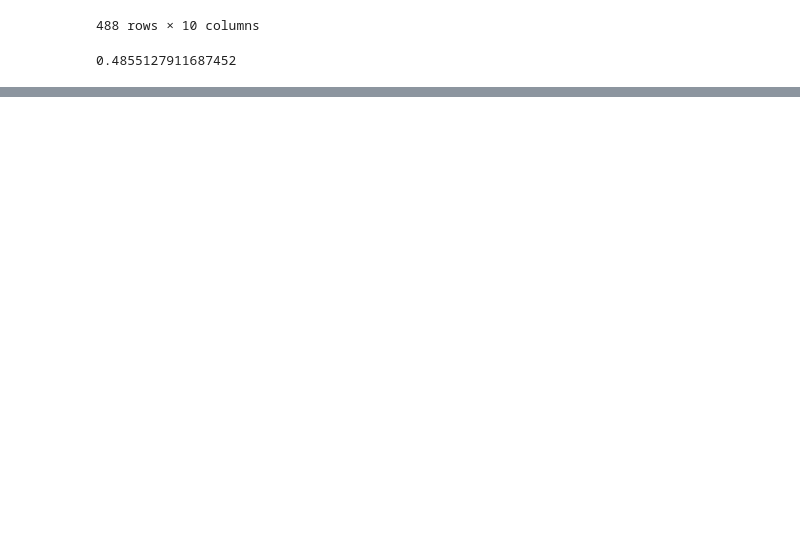
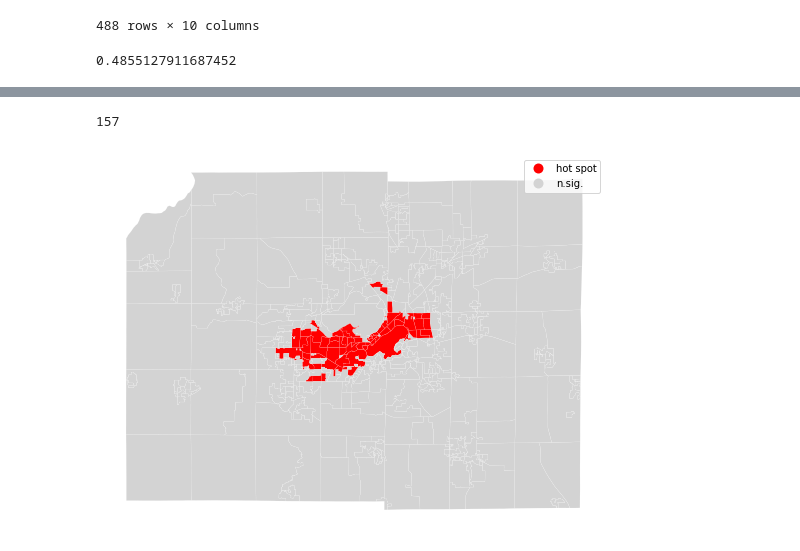
Before and after one commit to Sidrcs/Geospatial_BigData_Analytics, a Jupyter notebook: GeographicWeightedRegression/Sid_Lab09.ipynb, the cells around one changed output, grey strips where cells are left out. Saved outputs shown, nothing was run; the diff lists cells and outputs as text; code cells hidden in the pictures; blank space fills up the shorter version.

```diff
--- a/GeographicWeightedRegression/Sid_Lab09.ipynb
+++ b/GeographicWeightedRegression/Sid_Lab09.ipynb
@@ -111,0 +146,2 @@ mi.I
+# %%
+li = esda.moran.Moran_Local(y, wq)
@@ -111,0 +168,25 @@ mi.I
+# %%
+(li.p_sim < 0.05).sum()
+# %% [output]
+157
+# %%
+sig = li.p_sim < 0.05
+hotspot = sig * li.q==1
+coldspot = sig * li.q==3
+doughnut = sig * li.q==2
+diamond = sig * li.q==4
+# %%
+spots = ['n.sig.', 'hot spot']
+labels = [spots[i] for i in hotspot*1]
+# %%
+df = dane_county
+from matplotlib import colors
+hmap = colors.ListedColormap(['red', 'lightgrey'])
+f, ax = plt.subplots(1, figsize=(9, 9))
+df.assign(cl=labels).plot(column='cl', categorical=True, \
+        k=2, cmap=hmap, linewidth=0.1, ax=ax, \
+        edgecolor='white', legend=True)
+ax.set_axis_off()
+plt.show()
+# %% [output]
+[figure, added]
```
Also changed, not shown: parts of 8 cells of this notebook.
